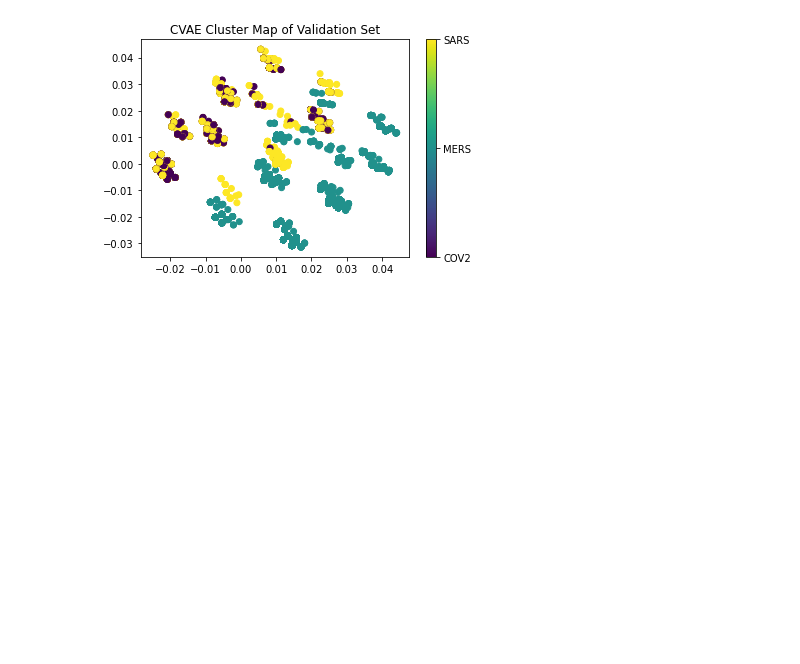
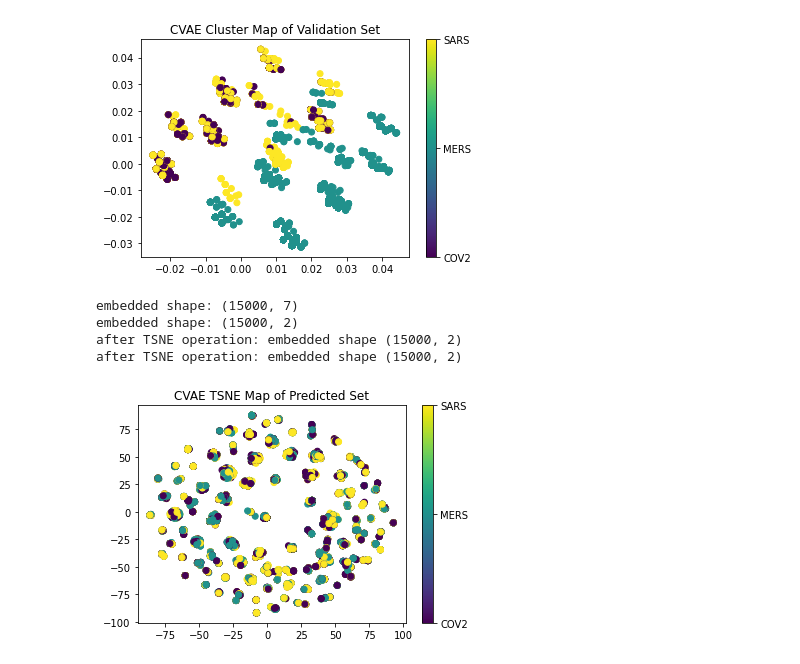
Before and after one commit to arjuns-code-center/OakRidgeNatLab_InternProject, a Jupyter notebook: Code/sars_mers_covid_dataset/cvae/cvae_plotting.ipynb, the cells around one changed output. Cells and saved outputs as stored; diff of their text form; code cells hidden in the pictures; blank space fills up the shorter version.

Commit message:
Updated CVAE Plotting notebook with TSNE plotting

```diff
--- a/Code/sars_mers_covid_dataset/cvae/cvae_plotting.ipynb
+++ b/Code/sars_mers_covid_dataset/cvae/cvae_plotting.ipynb
@@ -16,6 +21,10 @@ smc2_label_validation = npzfile1['labval']
 smc2_reduced_val = npzfile2['redval']
 
 cvae_embeddings = np.squeeze(cvae_embeddings)[0:len(smc2_label_validation)]
+# %%
+pca = sk_PCA(n_components=2)  # 2 PCs
+cvae_embeddings = normalize(cvae_embeddings, axis=1, norm='l1')
+cvae_embeddings = pca.fit_transform(cvae_embeddings)
 # %%
 cNorm = matplotlib.colors.Normalize(vmin=min(smc2_label_validation), vmax=max(smc2_label_validation))
 scalarMap = cmx.ScalarMappable(norm=cNorm)
@@ -42,3 +51,43 @@ plt.title('CVAE Cluster Map of Validation Set')
 plt.show()
 # %% [output]
 [figure]
+# %%
+cvae_embeddings = np.squeeze(cvae_embeddings)
+smc2_reduced_val = np.squeeze(smc2_reduced_val)
+print("embedded shape:", cvae_embeddings.shape)
+print("embedded shape:", smc2_reduced_val.shape)
+
+X1 = cvae_embeddings[::1]
+Y1 = smc2_reduced_val[::1]
+X_embedded = TSNE(n_components=2).fit_transform(X1)
+Y_embedded = TSNE(n_components=2).fit_transform(Y1)
+print("after TSNE operation: embedded shape", X_embedded.shape)
+print("after TSNE operation: embedded shape", Y_embedded.shape)
+
+# np.savez("encoded_TSNE_2D.npz", x_emb=X_embedded, y_emb=Y_embedded)
+#lab_eng = args.le
+#label_eng = np.load(lab_eng)
+#label_eng = np.squeeze(label_eng)
+smc2_label_validation = np.squeeze(smc2_label_validation)
+
+#print("label shape:", label_eng.shape)
+#tsne_plot(X_embedded, label_eng, "VAE_ENG")
+# %% [output]
+embedded shape: (15000, 7)
+embedded shape: (15000, 2)
+after TSNE operation: embedded shape (15000, 2)
+after TSNE operation: embedded shape (15000, 2)
+# %%
+cNorm = matplotlib.colors.Normalize(vmin=min(smc2_label_validation), vmax=max(smc2_label_validation))
+scalarMap = cmx.ScalarMappable(norm=cNorm)
+fig = plt.figure(1)
+plt.scatter(X_embedded[:,0], X_embedded[:,1], c=scalarMap.to_rgba(smc2_label_validation))
+scalarMap.set_array(smc2_label_validation)
+cbar = fig.colorbar(scalarMap)
+cbar.set_ticks([0,1,2])
+cbar.set_ticklabels(["COV2", "MERS", "SARS"])
+plt.title("CVAE TSNE Map of Predicted Set")
+# plt.savefig("cvae_predicted_cluster_map")
+plt.show()
+# %% [output]
+[figure, added]
```
Also changed, not shown: parts of 2 cells of this notebook.
